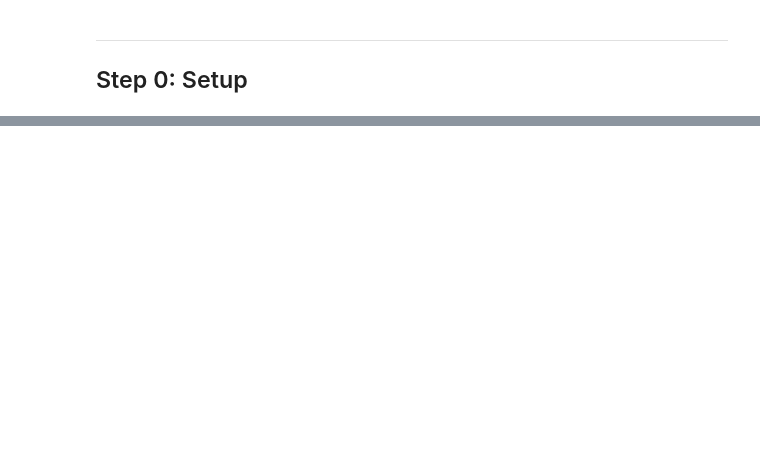
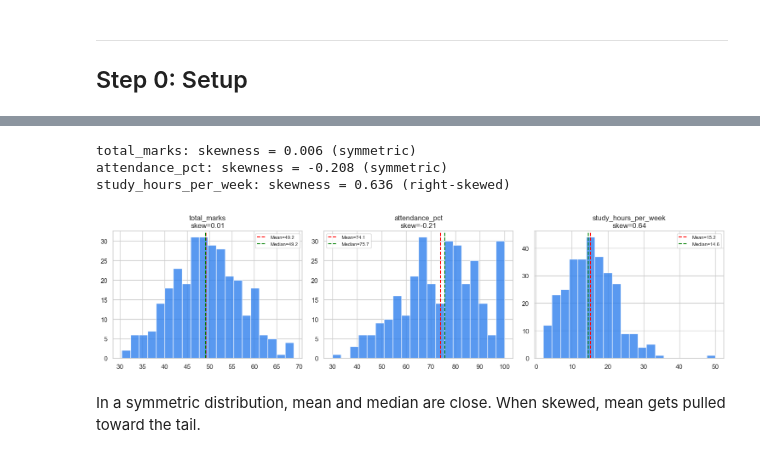
Before and after one commit to nagcloudlab/applied_ds_ml, a Jupyter notebook: notebooks/day_01_data_science_lifecycle_demo.ipynb, the cells around one changed output, grey strips where cells are left out. Cells and saved outputs as stored; diff of their text form; code cells hidden in the pictures; blank space fills up the shorter version.

```diff
--- a/notebooks/day_01_data_science_lifecycle_demo.ipynb
+++ b/notebooks/day_01_data_science_lifecycle_demo.ipynb
@@ -503,0 +698,9 @@ print(report)
+# %%
+# Find invalid attendance (> 100)
+invalid_att = df[df["attendance_pct"] > 100]
+print(f"Attendance > 100%: {len(invalid_att)} rows")
+display(invalid_att[["student_id", "name", "attendance_pct"]])
+
+# Cap at 100
+df.loc[df["attendance_pct"] > 100, "attendance_pct"] = 100.0
+print("Fixed: capped at 100")
@@ -503,0 +713,10 @@ print(report)
+# %%
+# Find negative study hours
+invalid_study = df[df["study_hours_per_week"] < 0]
+print(f"Negative study hours: {len(invalid_study)} rows")
+display(invalid_study[["student_id", "name", "study_hours_per_week"]])
+
+# Replace with median
+study_median = df.loc[df["study_hours_per_week"] >= 0, "study_hours_per_week"].median()
+df.loc[df["study_hours_per_week"] < 0, "study_hours_per_week"] = study_median
+print(f"Fixed: replaced with median = {study_median}")
@@ -503,0 +904,6 @@ print(report)
+# %%
+col = "total_marks"
+print(f"Mean {col}:   {df[col].mean():.2f}  (sum / count)")
+print(f"Median {col}: {df[col].median():.2f}  (middle value when sorted)")
+print(f"Mode department: {df['department'].mode()[0]}  (most frequent value)")
+print(f"Mode result:     {df['result'].mode()[0]}")
@@ -503,0 +1108,24 @@ print(report)
+# %%
+for col in ["total_marks", "attendance_pct", "study_hours_per_week"]:
+    skew = df[col].skew()
+    direction = "symmetric" if abs(skew) < 0.5 else ("right-skewed" if skew > 0 else "left-skewed")
+    print(f"{col}: skewness = {skew:.3f} ({direction})")
+# %% [output]
+total_marks: skewness = 0.006 (symmetric)
+attendance_pct: skewness = -0.208 (symmetric)
+study_hours_per_week: skewness = 0.636 (right-skewed)
+# %%
+# Visual: histogram with skewness
+fig, axes = plt.subplots(1, 3, figsize=(15, 4))
+for ax, col in zip(axes, ["total_marks", "attendance_pct", "study_hours_per_week"]):
+    ax.hist(df[col], bins=20, color="#2F80ED", edgecolor="white", alpha=0.8)
+    ax.axvline(df[col].mean(), color="red", linestyle="--", label=f"Mean={df[col].mean():.1f}")
+    ax.axvline(df[col].median(), color="green", linestyle="--", label=f"Median={df[col].median():.1f}")
+    ax.set_title(f"{col}\nskew={df[col].skew():.2f}")
+    ax.legend(fontsize=8)
+plt.tight_layout()
+plt.show()
+# %% [output]
+[figure, added]
+# %% [markdown]
+In a symmetric distribution, mean and median are close. When skewed, mean gets pulled toward the tail.
```
Also changed, not shown: parts of 193 cells of this notebook, 38 other files.
